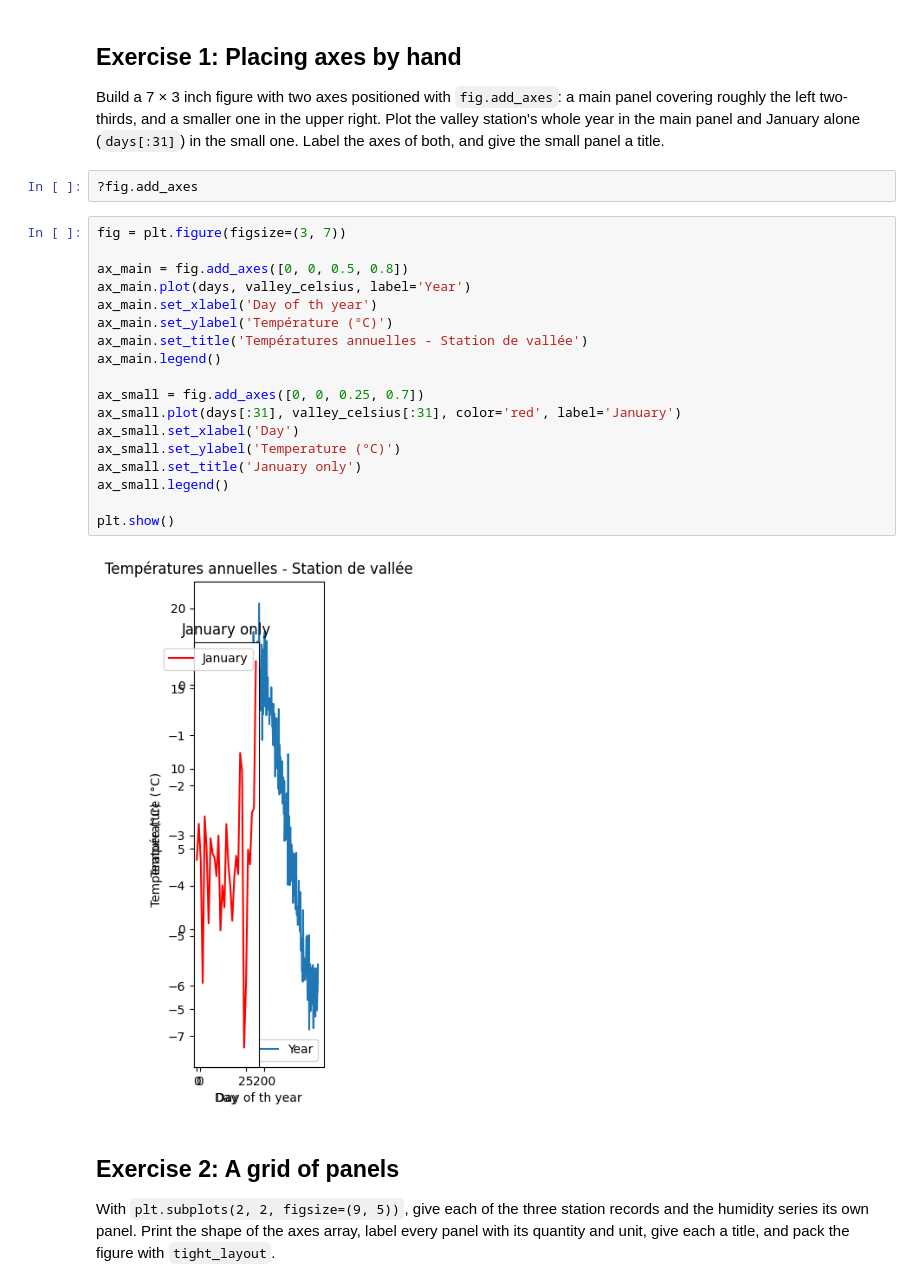
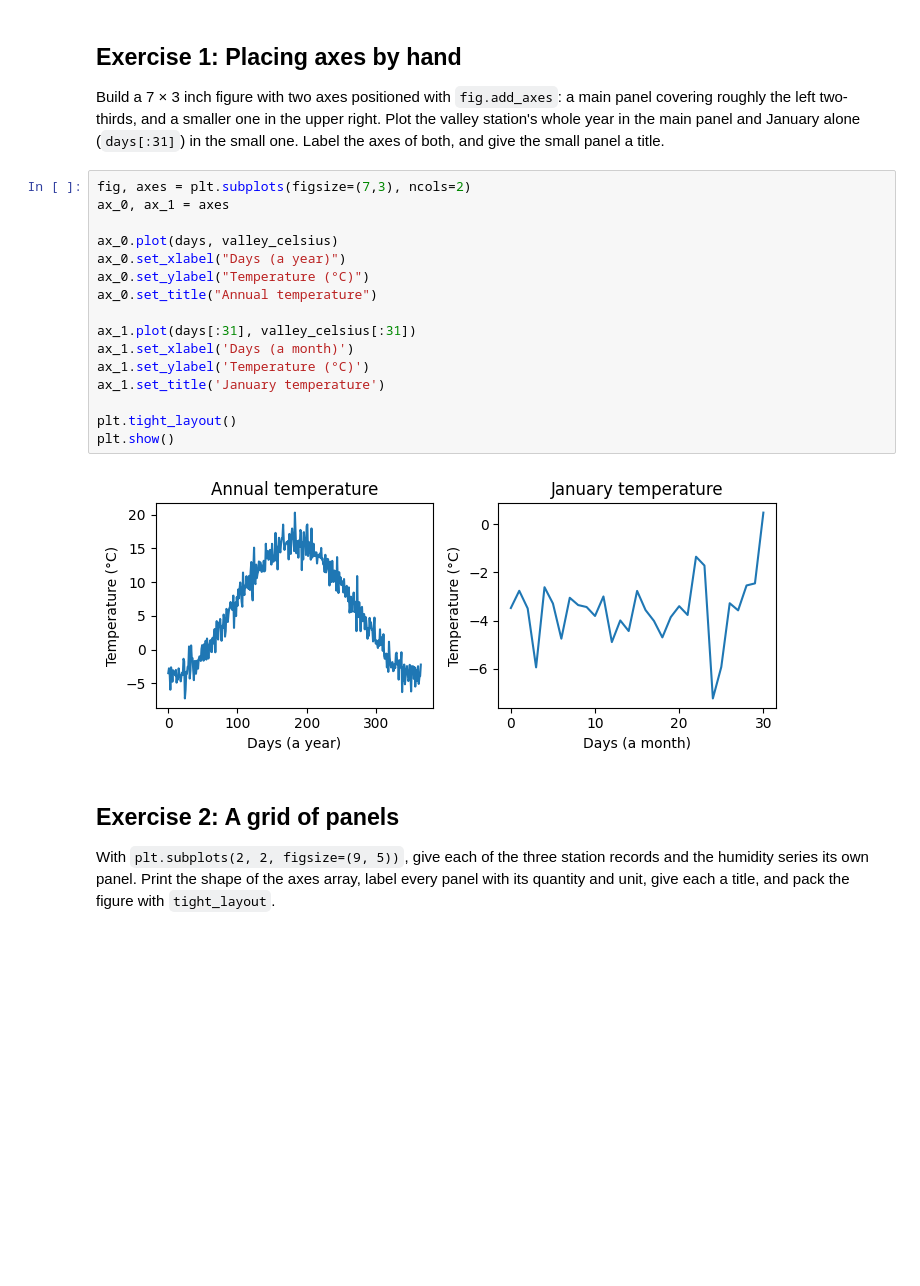
Before and after one commit to oliviaberset/2026_Intro_Python, a Jupyter notebook: live/part-I/1.4-matplotlib-and-xarray-exercises.ipynb, the cells around one changed output. Saved outputs shown, nothing was run; the diff lists cells and outputs as text; blank space fills up the shorter version.

```diff
--- a/live/part-I/1.4-matplotlib-and-xarray-exercises.ipynb
+++ b/live/part-I/1.4-matplotlib-and-xarray-exercises.ipynb
@@ -49,28 +49,24 @@ Build a 7 × 3 inch figure with two axes positioned with `fig.add_axes`: a main
 roughly the left two-thirds, and a smaller one in the upper right. Plot the valley station's
 whole year in the main panel and January alone (`days[:31]`) in the small one. Label the axes of
 both, and give the small panel a title.
-# %%
-?fig.add_axes
-# %%
-fig = plt.figure(figsize=(3, 7))
-
-ax_main = fig.add_axes([0, 0, 0.5, 0.8])
-ax_main.plot(days, valley_celsius, label='Year')
-ax_main.set_xlabel('Day of th year')
-ax_main.set_ylabel('Température (°C)')
-ax_main.set_title('Températures annuelles - Station de vallée')
-ax_main.legend()
-
-ax_small = fig.add_axes([0, 0, 0.25, 0.7])
-ax_small.plot(days[:31], valley_celsius[:31], color='red', label='January')
-ax_small.set_xlabel('Day')
-ax_small.set_ylabel('Temperature (°C)')
-ax_small.set_title('January only')
-ax_small.legend()
-
-plt.show()
-# %% [output]
-[figure, removed]
+# %%
+fig, axes = plt.subplots(figsize=(7,3), ncols=2)
+ax_0, ax_1 = axes
+
+ax_0.plot(days, valley_celsius)
+ax_0.set_xlabel("Days (a year)")
+ax_0.set_ylabel("Temperature (°C)")
+ax_0.set_title("Annual temperature")
+
+ax_1.plot(days[:31], valley_celsius[:31])
+ax_1.set_xlabel('Days (a month)')
+ax_1.set_ylabel('Temperature (°C)')
+ax_1.set_title('January temperature')
+
+plt.tight_layout()
+plt.show()
+# %% [output]
+[figure, added]
 # %% [markdown]
 ## Exercise 2: A grid of panels
 
```
Also changed, not shown: parts of 4 cells of this notebook.
